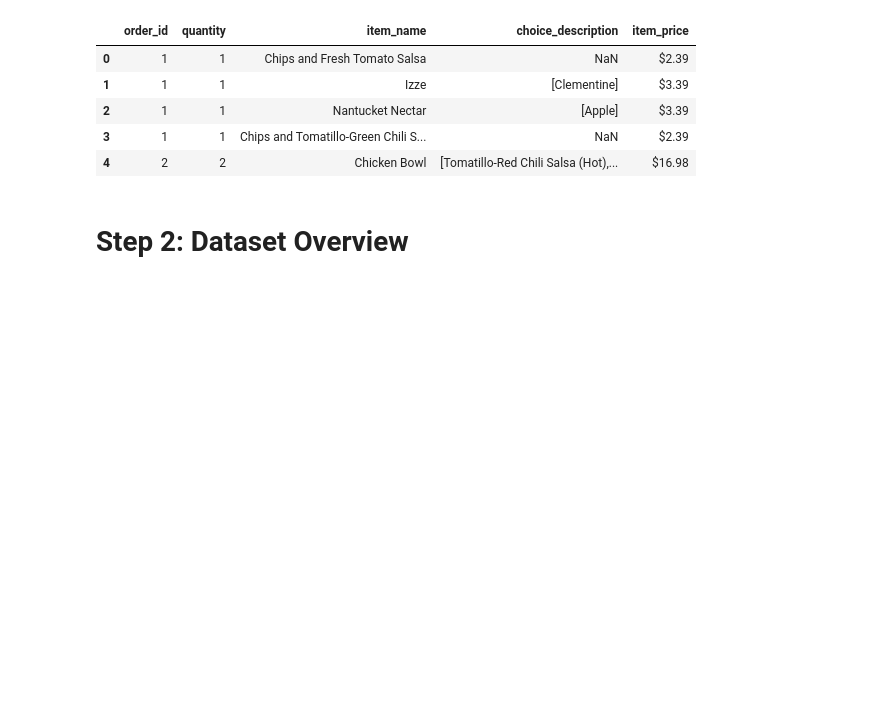
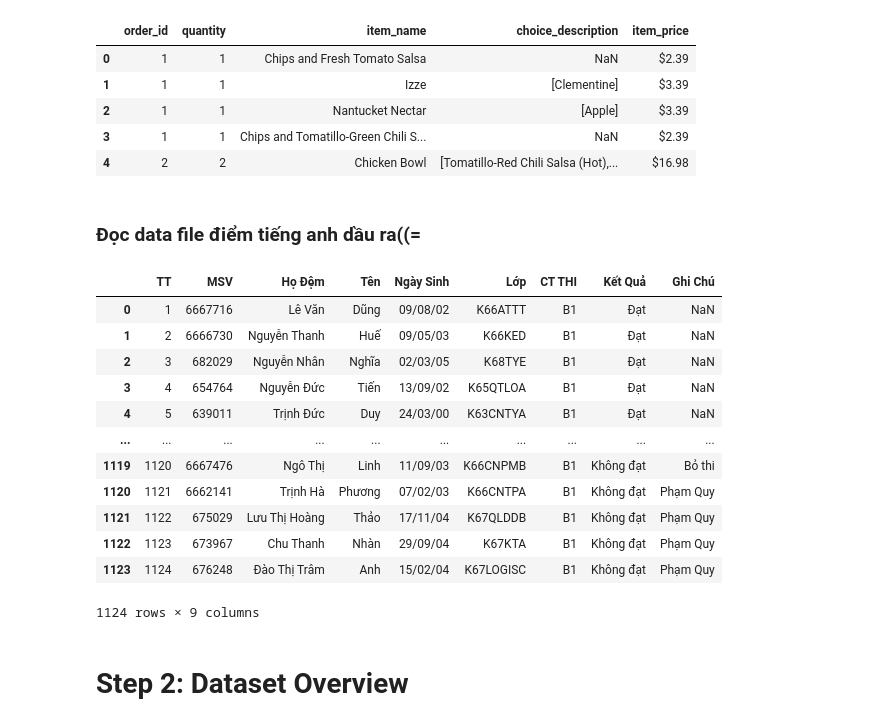
Before and after one commit to HungTran1412/data-mining, a Jupyter notebook: Buoi2/TH2_TranNguyenMinhHung_671501.ipynb, the cells around one changed output. Saved outputs shown, nothing was run; the diff lists cells and outputs as text; code cells hidden in the pictures; blank space fills up the shorter version.

```diff
--- a/Buoi2/TH2_TranNguyenMinhHung_671501.ipynb
+++ b/Buoi2/TH2_TranNguyenMinhHung_671501.ipynb
@@ -46,6 +46,25 @@ df_csv.head()
 | 2 | 1 | 1 | Nantucket Nectar | [Apple] | $3.39 |
 | 3 | 1 | 1 | Chips and Tomatillo-Green Chili S... | NaN | $2.39 |
 | 4 | 2 | 2 | Chicken Bowl | [Tomatillo-Red Chili Salsa (Hot),... | $16.98 |
+# %% [markdown]
+### Đọc data file điểm tiếng anh dầu ra((=
+# %%
+df_b1 = pd.read_excel(r"Kết_quả_B1_B2_tháng_9_năm_2025.xlsx")
+df_b1
+# %% [output]
+|  | TT | MSV | Họ Đệm | Tên | Ngày Sinh | Lớp | CT THI | Kết Quả | Ghi Chú |
+| 0 | 1 | 6667716 | Lê Văn | Dũng | 09/08/02 | K66ATTT | B1 | Đạt | NaN |
+| 1 | 2 | 6666730 | Nguyễn Thanh | Huế | 09/05/03 | K66KED | B1 | Đạt | NaN |
+| 2 | 3 | 682029 | Nguyễn Nhân | Nghĩa | 02/03/05 | K68TYE | B1 | Đạt | NaN |
+| 3 | 4 | 654764 | Nguyễn Đức | Tiến | 13/09/02 | K65QTLOA | B1 | Đạt | NaN |
+| 4 | 5 | 639011 | Trịnh Đức | Duy | 24/03/00 | K63CNTYA | B1 | Đạt | NaN |
+| ... | ... | ... | ... | ... | ... | ... | ... | ... | ... |
+| 1119 | 1120 | 6667476 | Ngô Thị | Linh | 11/09/03 | K66CNPMB | B1 | Không đạt | Bỏ thi |
+| 1120 | 1121 | 6662141 | Trịnh Hà | Phương | 07/02/03 | K66CNTPA | B1 | Không đạt | Phạm Quy |
+| 1121 | 1122 | 675029 | Lưu Thị Hoàng | Thảo | 17/11/04 | K67QLDDB | B1 | Không đạt | Phạm Quy |
+| 1122 | 1123 | 673967 | Chu Thanh | Nhàn | 29/09/04 | K67KTA | B1 | Không đạt | Phạm Quy |
+| 1123 | 1124 | 676248 | Đào Thị Trâm | Anh | 15/02/04 | K67LOGISC | B1 | Không đạt | Phạm Quy |
+1124 rows × 9 columns
 # %% [markdown]
 # Step 2: Dataset Overview
 # %%
```
Also changed, not shown: 2 other files.
